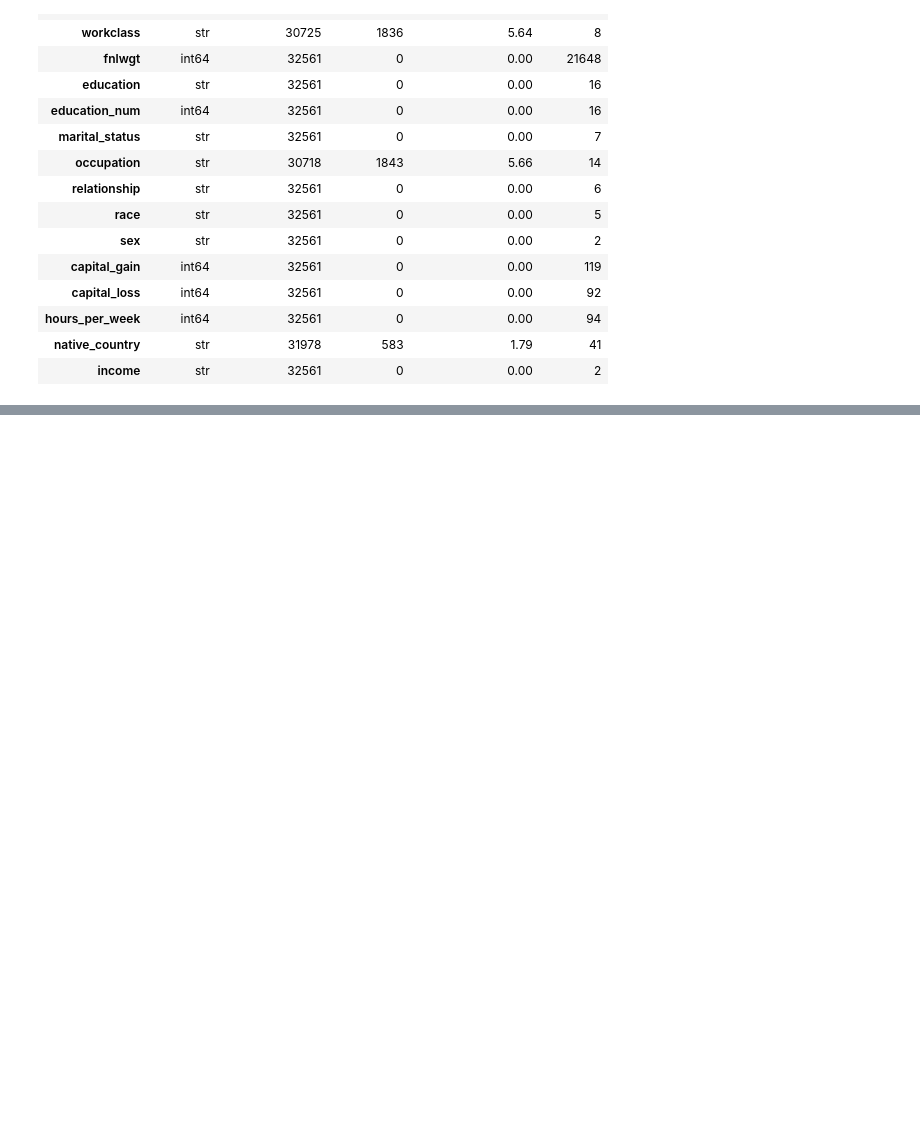
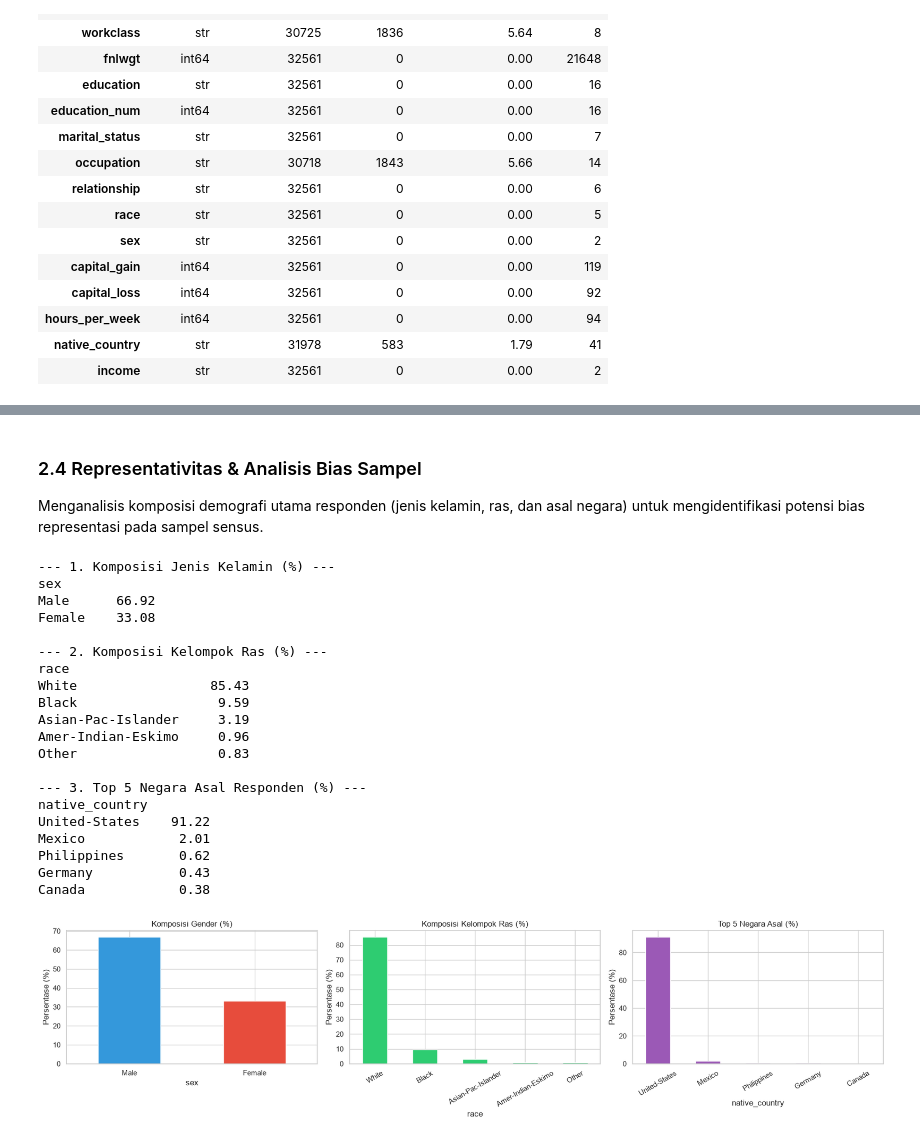
Before and after one commit to Dzikri-Ginoga/Segmentasi-Karakteristik-Tenaga-Kerja-Dewasa-untuk-Identifikasi-Pola-Kesejahteraan-Penduduk, a Jupyter notebook: DS_Projek.ipynb, the cells around one changed output, grey strips where cells are left out. Cells and saved outputs as stored; diff of their text form; code cells hidden in the pictures; blank space fills up the shorter version.

```diff
--- a/DS_Projek.ipynb
+++ b/DS_Projek.ipynb
@@ -741,0 +150,57 @@ Dataset latih (`X_train_resampled`, `y_train_resampled`) dan data uji (`X_test_p
+# %% [markdown]
+### 2.4 Representativitas & Analisis Bias Sampel
+Menganalisis komposisi demografi utama responden (jenis kelamin, ras, dan asal negara) untuk mengidentifikasi potensi bias representasi pada sampel sensus.
+# %%
+# 1. Menampilkan angka persentase nyata di terminal/output
+print("--- 1. Komposisi Jenis Kelamin (%) ---")
+print((df_raw['sex'].value_counts(normalize=True) * 100).round(2).to_string())
+
+print("\n--- 2. Komposisi Kelompok Ras (%) ---")
+print((df_raw['race'].value_counts(normalize=True) * 100).round(2).to_string())
+
+print("\n--- 3. Top 5 Negara Asal Responden (%) ---")
+print((df_raw['native_country'].value_counts(normalize=True).head(5) * 100).round(2).to_string())
+
+# 2. Visualisasi Grafik Komparasi
+fig, axes = plt.subplots(1, 3, figsize=(18, 4.5))
+
+df_raw['sex'].value_counts(normalize=True).mul(100).plot.bar(
+    ax=axes[0], color=['#3498db', '#e74c3c'], rot=0, title="Komposisi Gender (%)"
+)
+axes[0].set_ylabel("Persentase (%)")
+
+df_raw['race'].value_counts(normalize=True).mul(100).plot.bar(
+    ax=axes[1], color='#2ecc71', rot=30, title="Komposisi Kelompok Ras (%)"
+)
+axes[1].set_ylabel("Persentase (%)")
+
+top_countries = df_raw['native_country'].value_counts(normalize=True).head(5).mul(100)
+top_countries.plot.bar(
+    ax=axes[2], color='#9b59b6', rot=30, title="Top 5 Negara Asal (%)"
+)
+axes[2].set_ylabel("Persentase (%)")
+
+plt.tight_layout()
+plt.show()
+# %% [output]
+--- 1. Komposisi Jenis Kelamin (%) ---
+sex
+Male      66.92
+Female    33.08
+
+--- 2. Komposisi Kelompok Ras (%) ---
+race
+White                 85.43
+Black                  9.59
+Asian-Pac-Islander     3.19
+Amer-Indian-Eskimo     0.96
+Other                  0.83
+
+--- 3. Top 5 Negara Asal Responden (%) ---
+native_country
+United-States    91.22
+Mexico            2.01
+Philippines       0.62
+Germany           0.43
+Canada            0.38
+[figure, added]
```
Also changed, not shown: parts of 87 cells of this notebook.
